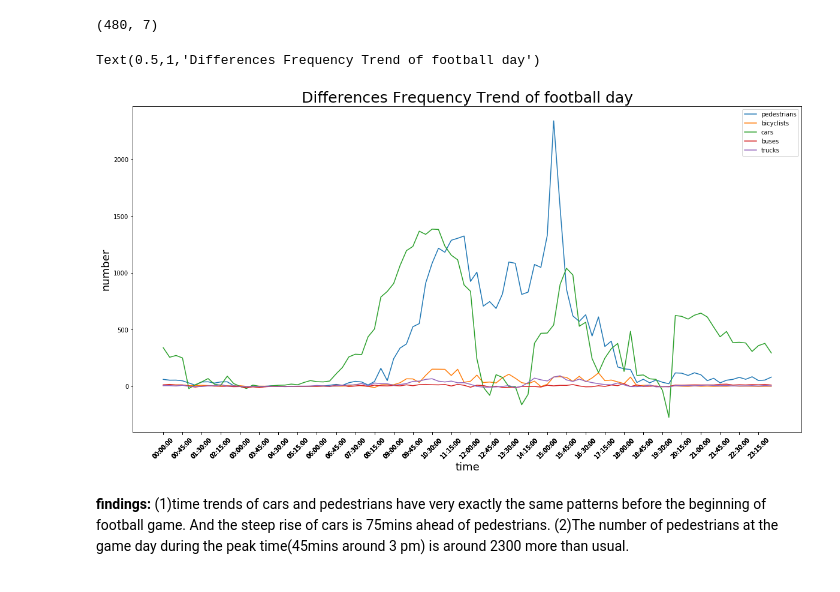
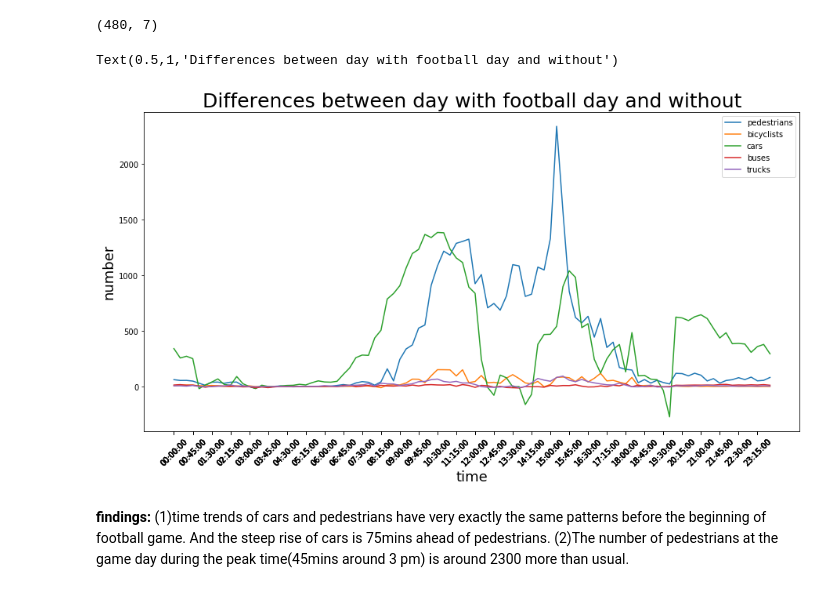
Before and after one commit to bjcthatisme/Challenge_DC20018, a Jupyter notebook: DOTS_Activity.ipynb, the cells around one changed output. Saved outputs shown, nothing was run; the diff lists cells and outputs as text; code cells hidden in the pictures.

```diff
--- a/DOTS_Activity.ipynb
+++ b/DOTS_Activity.ipynb
@@ -235,14 +319,14 @@ football_diff.shape
 (480, 7)
 # %%
 football_diff.groupby(['StartTime'],as_index=False)['pedestrians','bicyclists','cars','buses','trucks'].sum().plot(kind = 'line', y = ['pedestrians','bicyclists','cars','buses','trucks'],
-                                       x = 'StartTime',figsize = (20,10))
+                                       x = 'StartTime',figsize = (15,7.5))
 plt.xlabel('time', fontsize =18)
 plt.ylabel('number',fontsize =18)
 plt.xticks(list(football_diff.StartTime)[::3], football_diff.StartTime[::3])
 plt.xticks(rotation = 45)
-plt.title('Differences Frequency Trend of football day',fontsize =25, color = "k")
+plt.title('Differences between day with football day and without',fontsize =25, color = "k")
 # %% [output]
-Text(0.5,1,'Differences Frequency Trend of football day')
+Text(0.5,1,'Differences between day with football day and without')
-[figure, old version]
+[figure, new version]
 # %% [markdown]
 <b>findings:</b> (1)time trends of cars and pedestrians have very exactly the same patterns before the beginning of football game. And the steep rise of cars is 75mins ahead of pedestrians. (2)The number of pedestrians at the game day during the peak time(45mins around 3 pm) is around 2300 more than usual.
```
Also changed, not shown: parts of 34 cells of this notebook.
